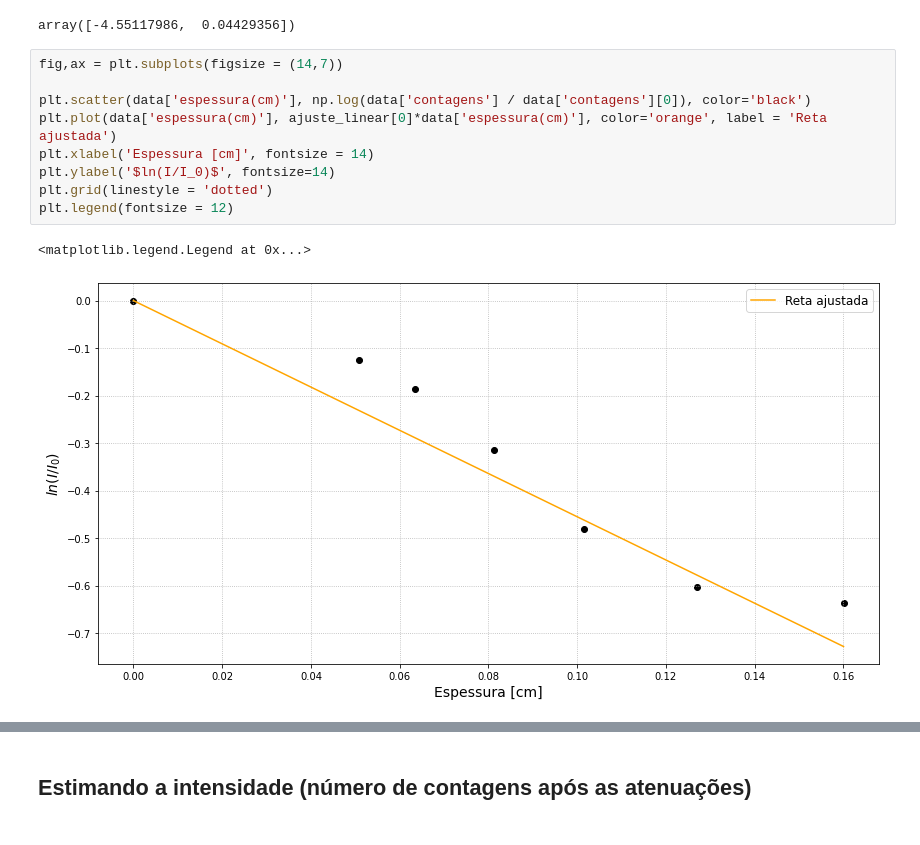
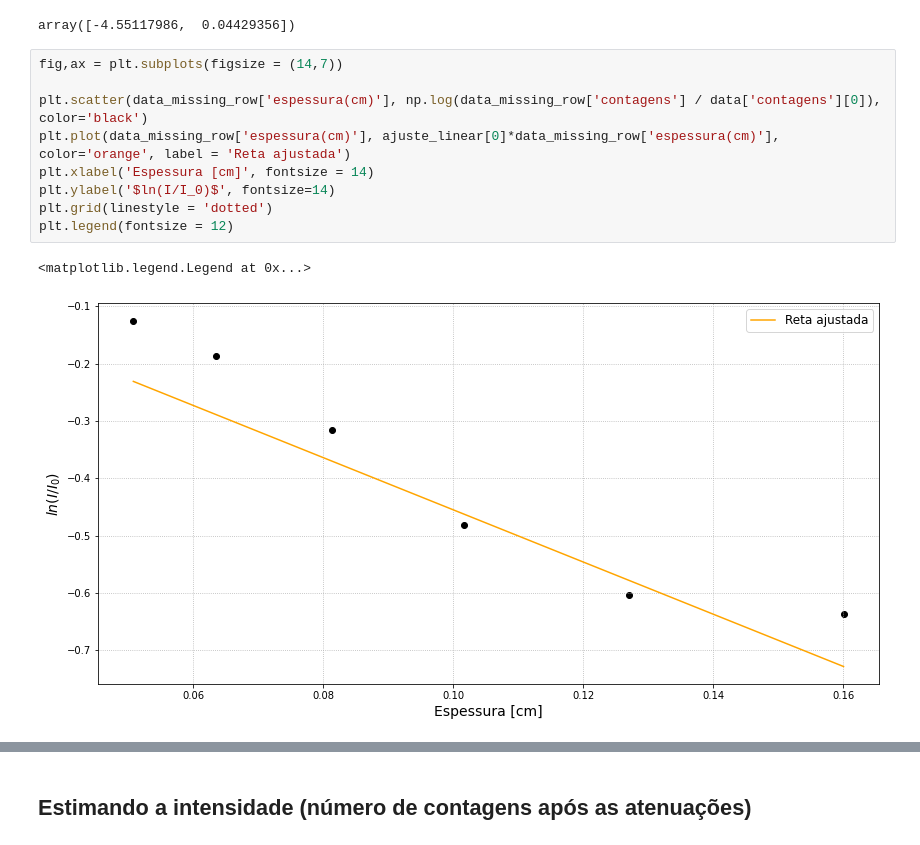
Before and after one commit to goulartsursula/DisciplinasUERJ, a Jupyter notebook: Estrutura da Materia 3/AtenuacaoGama.ipynb, the cells around one changed output, grey strips where cells are left out. Drawn from its saved outputs; the diff is of its cells as text.

```diff
--- a/Estrutura da Materia 3/AtenuacaoGama.ipynb
+++ b/Estrutura da Materia 3/AtenuacaoGama.ipynb
@@ -90,12 +90,12 @@ array([-4.55117986,  0.04429356])
 # %%
 fig,ax = plt.subplots(figsize = (14,7))
 
-plt.scatter(data['espessura(cm)'], np.log(data['contagens'] / data['contagens'][0]), color='black')
-plt.plot(data['espessura(cm)'], ajuste_linear[0]*data['espessura(cm)'], color='orange', label = 'Reta ajustada')
+plt.scatter(data_missing_row['espessura(cm)'], np.log(data_missing_row['contagens'] / data['contagens'][0]), color='black')
+plt.plot(data_missing_row['espessura(cm)'], ajuste_linear[0]*data_missing_row['espessura(cm)'], color='orange', label = 'Reta ajustada')
 plt.xlabel('Espessura [cm]', fontsize = 14)
 plt.ylabel('$ln(I/I_0)$', fontsize=14)
 plt.grid(linestyle = 'dotted')
 plt.legend(fontsize = 12)
 # %% [output]
 <matplotlib.legend.Legend at 0x...>
-[figure, old version]
+[figure, new version]
```
Also changed, not shown: parts of 7 cells of this notebook.
